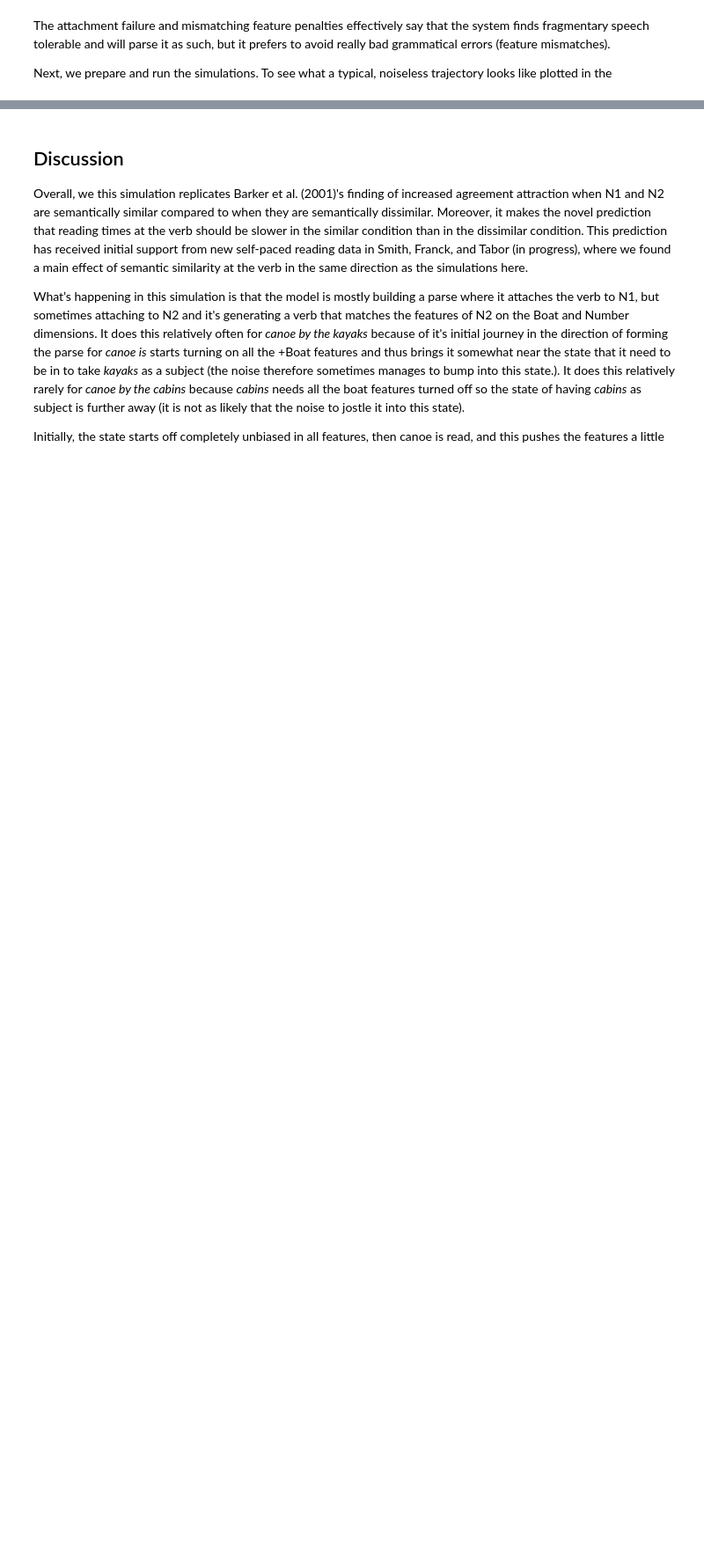
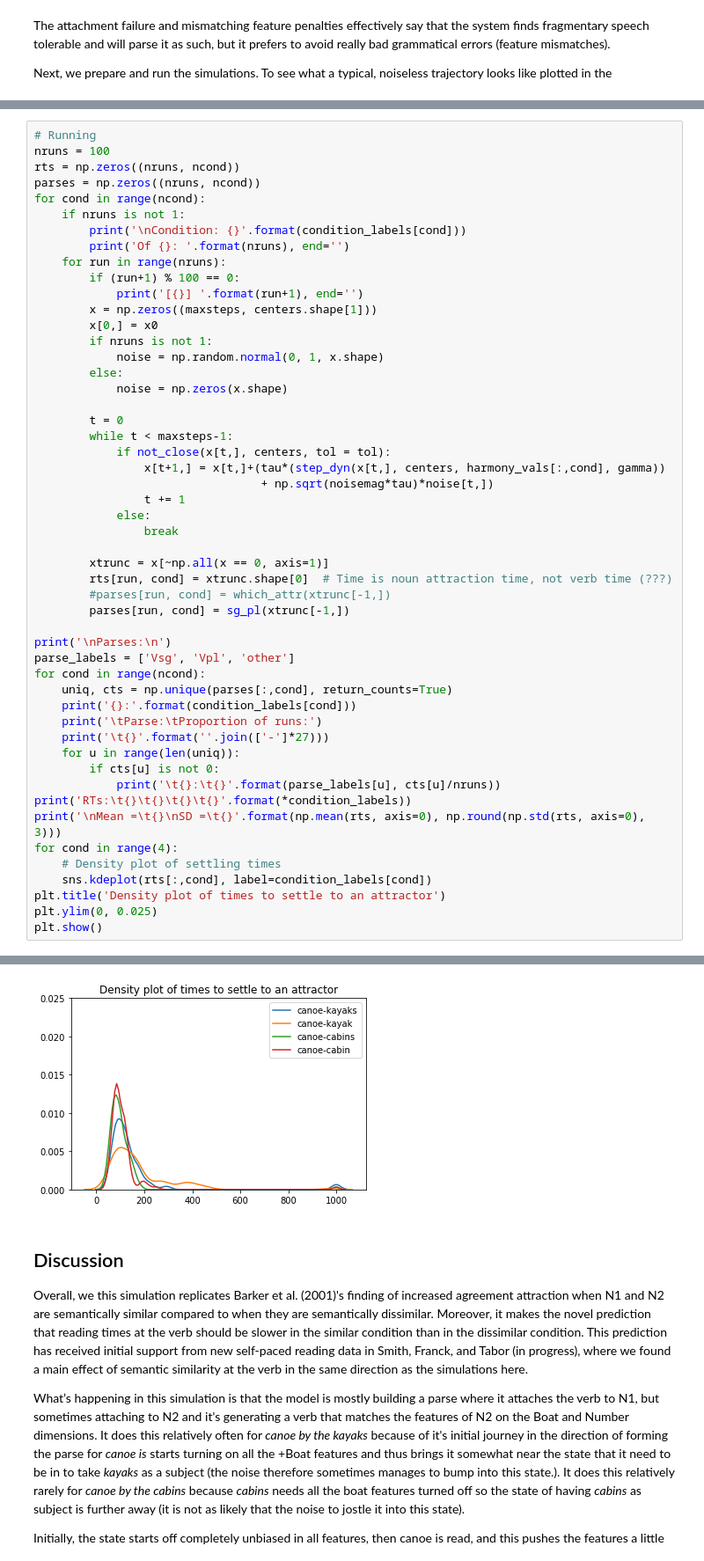
Before and after one commit to garrett-m-smith/SOParser, a Jupyter notebook: SmallDemos/EncodingInterference.ipynb, the cells around one changed output, grey strips where cells are left out. Shown at 88% size. Cells and saved outputs as stored; diff of their text form; blank space fills up the shorter version.

```diff
--- a/SmallDemos/EncodingInterference.ipynb
+++ b/SmallDemos/EncodingInterference.ipynb
@@ -201,0 +193,52 @@ else:
+# %%
+# Running
+nruns = 100
+rts = np.zeros((nruns, ncond))
+parses = np.zeros((nruns, ncond))
+for cond in range(ncond):
+    if nruns is not 1:
+        print('\nCondition: {}'.format(condition_labels[cond]))
+        print('Of {}: '.format(nruns), end='')
+    for run in range(nruns):
+        if (run+1) % 100 == 0:
+            print('[{}] '.format(run+1), end='')
+        x = np.zeros((maxsteps, centers.shape[1]))
+        x[0,] = x0
+        if nruns is not 1:
+            noise = np.random.normal(0, 1, x.shape)
+        else:
+            noise = np.zeros(x.shape)
+
+        t = 0
+        while t < maxsteps-1:
+            if not_close(x[t,], centers, tol = tol):
+                x[t+1,] = x[t,]+(tau*(step_dyn(x[t,], centers, harmony_vals[:,cond], gamma))
+                                 + np.sqrt(noisemag*tau)*noise[t,])
+                t += 1
+            else:
+                break
+
+        xtrunc = x[~np.all(x == 0, axis=1)]
+        rts[run, cond] = xtrunc.shape[0]  # Time is noun attraction time, not verb time (???)
+        #parses[run, cond] = which_attr(xtrunc[-1,])
+        parses[run, cond] = sg_pl(xtrunc[-1,])
+
+print('\nParses:\n')
+parse_labels = ['Vsg', 'Vpl', 'other']
+for cond in range(ncond):
+    uniq, cts = np.unique(parses[:,cond], return_counts=True)
+    print('{}:'.format(condition_labels[cond]))
+    print('\tParse:\tProportion of runs:')
+    print('\t{}'.format(''.join(['-']*27)))
+    for u in range(len(uniq)):
+        if cts[u] is not 0:
+            print('\t{}:\t{}'.format(parse_labels[u], cts[u]/nruns))
+print('RTs:\t{}\t{}\t{}\t{}'.format(*condition_labels))
+print('\nMean =\t{}\nSD =\t{}'.format(np.mean(rts, axis=0), np.round(np.std(rts, axis=0), 3)))
+for cond in range(4):
+    # Density plot of settling times
+    sns.kdeplot(rts[:,cond], label=condition_labels[cond])
+plt.title('Density plot of times to settle to an attractor')
+plt.ylim(0, 0.025)
+plt.show()
+# %% [output]
@@ -202,3 +262,4 @@ else:
+[figure, added]
 # %% [markdown]
 ## Discussion
 Overall, we this simulation replicates Barker et al. (2001)'s finding of increased agreement attraction when N1 and N2 are semantically similar compared to when they are semantically dissimilar. Moreover, it makes the novel prediction that reading times at the verb should be slower in the similar condition than in the dissimilar condition. This prediction has received initial support from new self-paced reading data in Smith, Franck, and Tabor (in progress), where we found a main effect of semantic similarity at the verb in the same direction as the simulations here.
```
Also changed, not shown: parts of 3 cells of this notebook, 1 other file.
